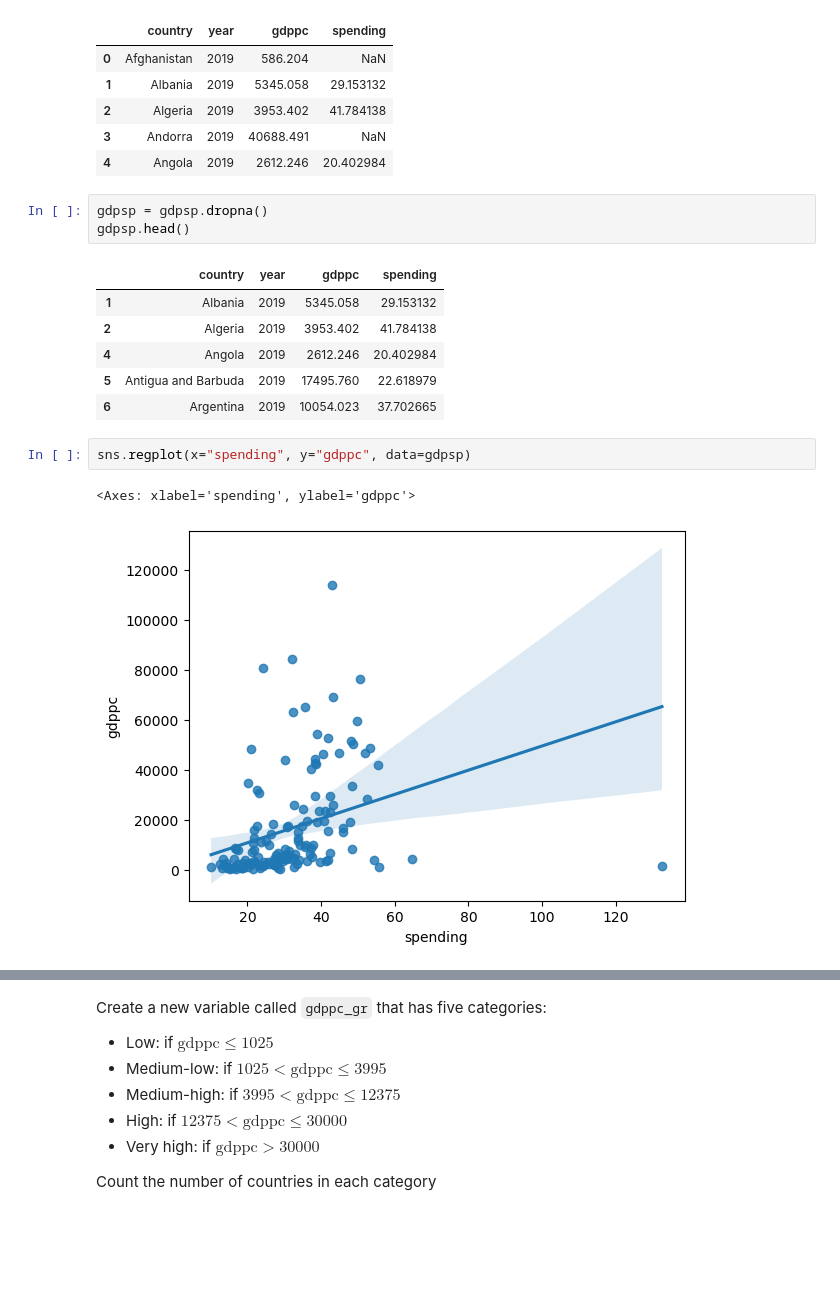
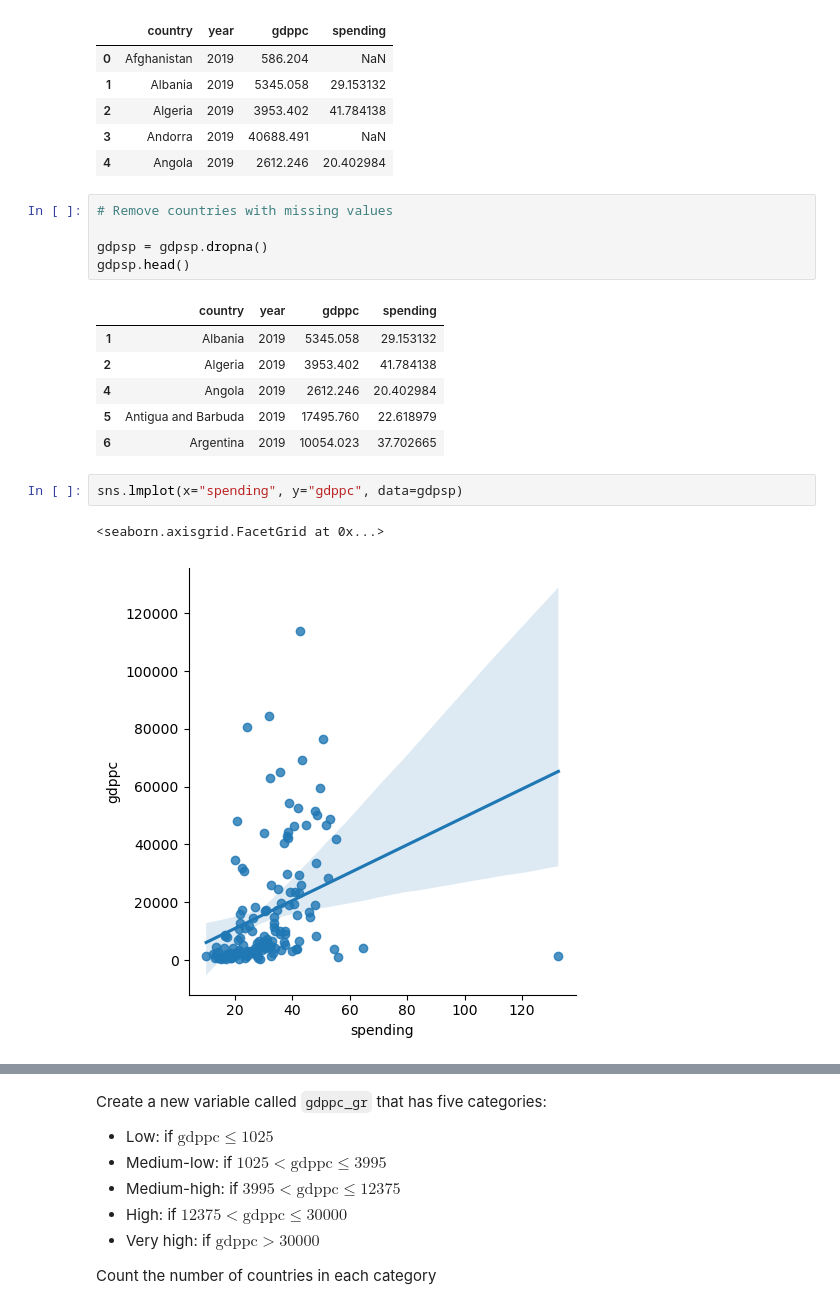
Before and after one commit to febse/econ2024-de, a Jupyter notebook: 07-NL.ipynb, the cells around one changed output, grey strips where cells are left out. Cells and saved outputs as stored; diff of their text form; blank space fills up the shorter version.

```diff
--- a/07-NL.ipynb
+++ b/07-NL.ipynb
@@ -23,6 +23,8 @@ gdpsp.head()
 | 3 | Andorra | 2019 | 40688.491 | NaN |
 | 4 | Angola | 2019 | 2612.246 | 20.402984 |
 # %%
+# Remove countries with missing values
+
 gdpsp = gdpsp.dropna()
 gdpsp.head()
 # %% [output]
@@ -33,8 +35,8 @@ gdpsp.head()
 | 5 | Antigua and Barbuda | 2019 | 17495.760 | 22.618979 |
 | 6 | Argentina | 2019 | 10054.023 | 37.702665 |
 # %%
-sns.regplot(x="spending", y="gdppc", data=gdpsp)
+sns.lmplot(x="spending", y="gdppc", data=gdpsp)
 # %% [output]
-<Axes: xlabel='spending', ylabel='gdppc'>
+<seaborn.axisgrid.FacetGrid at 0x...>
-[figure, old version]
+[figure, new version]
 # %%
```
Also changed, not shown: parts of 1 cell of this notebook, 1 other file.
